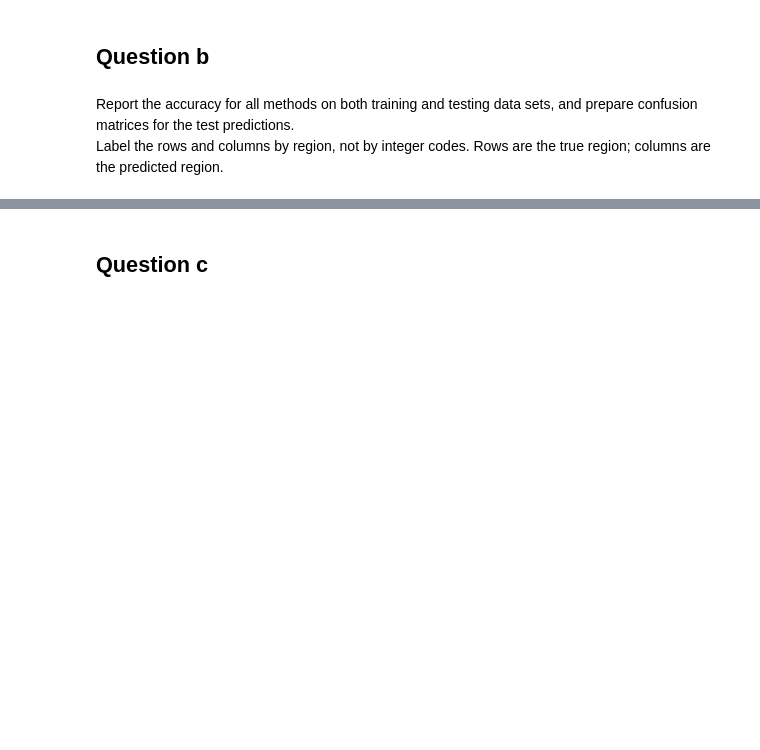
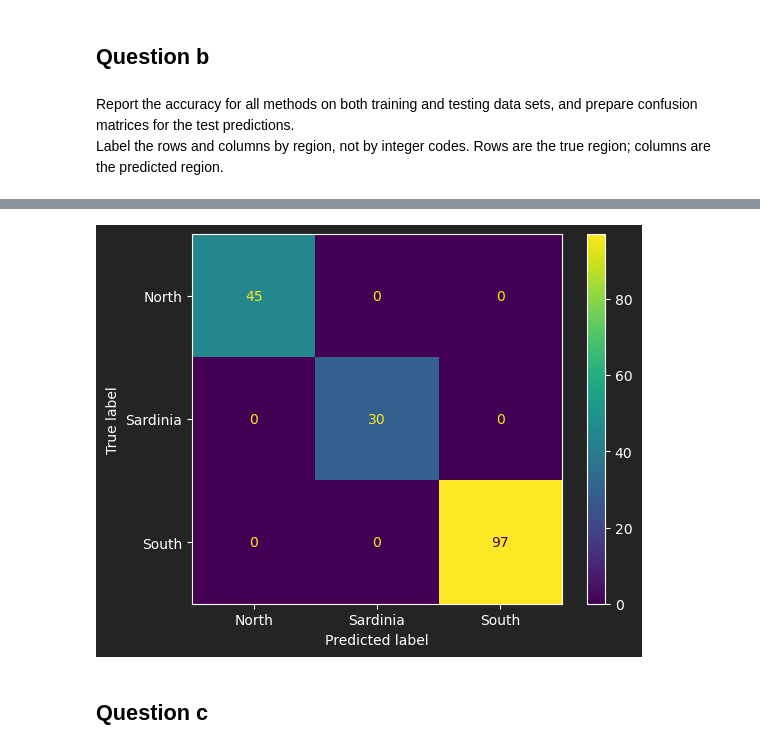
Before and after one commit to jbowen102/CS598_PSL_Coding_Assignment_4, a Jupyter notebook: CA4_dev.ipynb, the cells around one changed output, grey strips where cells are left out. Saved outputs shown, nothing was run; the diff lists cells and outputs as text; code cells hidden in the pictures; blank space fills up the shorter version.

```diff
--- a/CA4_dev.ipynb
+++ b/CA4_dev.ipynb
@@ -127,3 +184,8 @@ Label the rows and columns by region, not by integer codes. Rows are the true re
+# %%
+ConfusionMatrixDisplay.from_predictions(
+   Y_test, Y_pred_test_3, labels=np.array(["North", "Sardinia", "South"]));
+# %% [output]
+[figure, added]
 # %% [markdown]
 ## Question c
 # %% [markdown]
```
Also changed, not shown: parts of 13 cells of this notebook.
